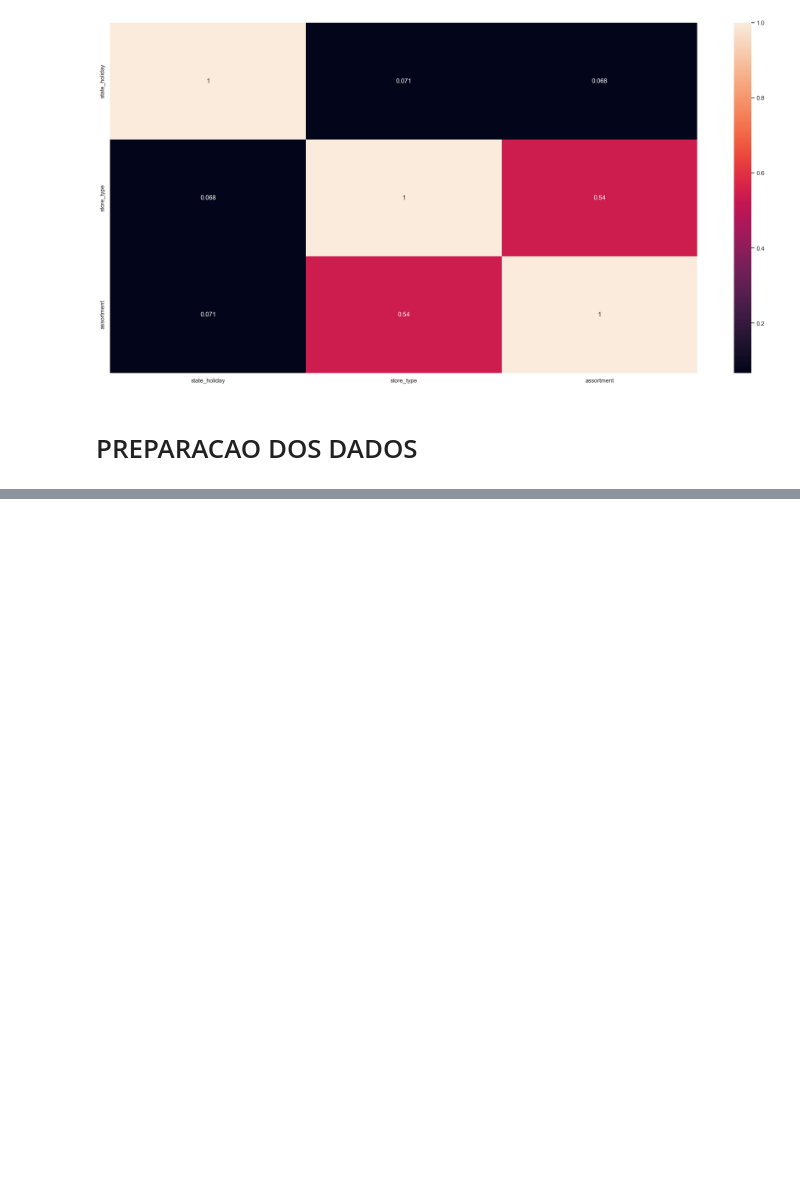
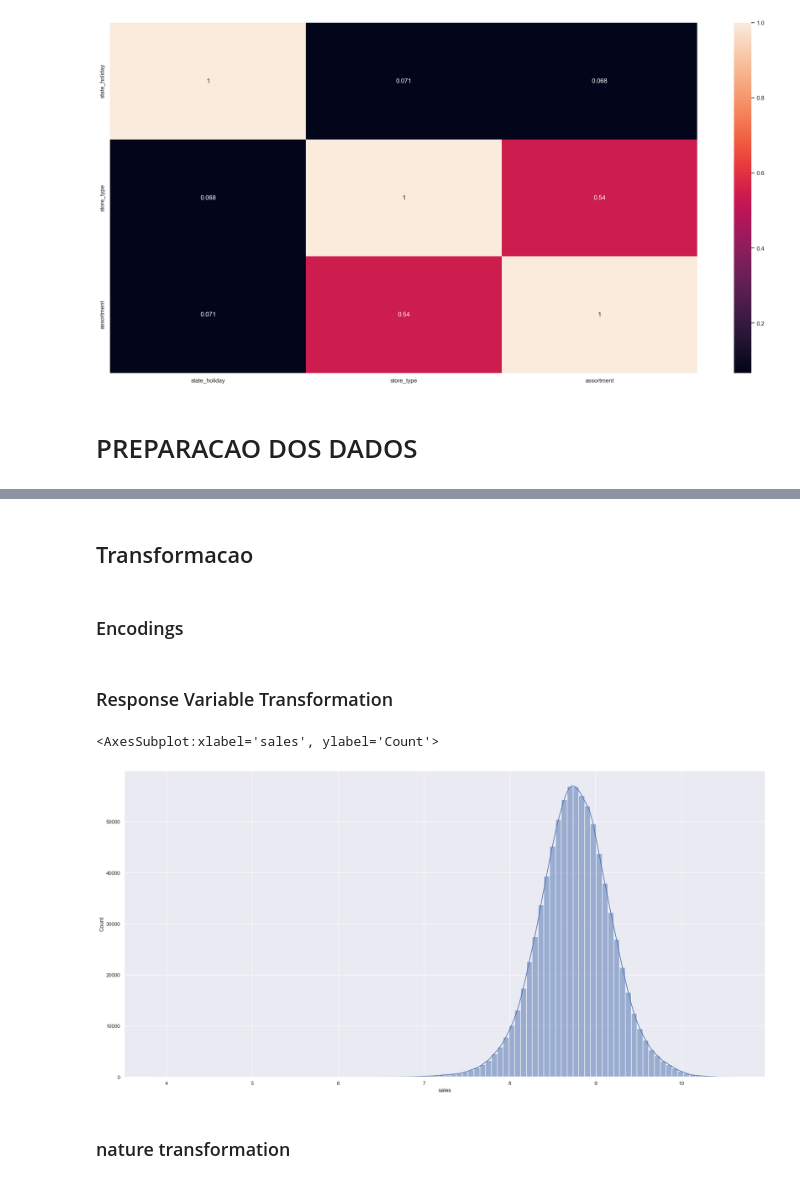
Before and after one commit to danieltodaDS/Datascience_em_Producao, a Jupyter notebook: m05_store_sales_prediction_preparacao_dos_dados.ipynb, the cells around one changed output, grey strips where cells are left out. Drawn from its saved outputs; the diff is of its cells as text; code cells hidden in the pictures; blank space fills up the shorter version.

```diff
--- a/m05_store_sales_prediction_preparacao_dos_dados.ipynb
+++ b/m05_store_sales_prediction_preparacao_dos_dados.ipynb
@@ -585,7 +585,6 @@ num_attributes
 | 1017208 | 1115 | 2 | 0 | 0 | 0 | 0 | 1 | 5350.0 | ... |
 1017209 rows × 14 columns
 # %%
-sns.set()
 num_attributes.hist( bins=30 )
 # %% [output]
 array([[<AxesSubplot:title={'center':'store'}>,
@@ -1137,0 +1100,4 @@ df5['assortment'] = df5['assortment'].map(assortment_dict)
+# %% [markdown]
+## Transformacao
+# %% [markdown]
+### Encodings
@@ -1137,0 +1115,11 @@ df5['assortment'] = df5['assortment'].map(assortment_dict)
+# %% [markdown]
+### Response Variable Transformation
+# %%
+df5['sales'] = np.log1p(df5['sales'])
+# %%
+sns.histplot (df5['sales'],bins = 100, kde=True)
+# %% [output]
+<AxesSubplot:xlabel='sales', ylabel='Count'>
+[figure, added]
+# %% [markdown]
+### nature transformation
```
Also changed, not shown: parts of 22 cells of this notebook.
